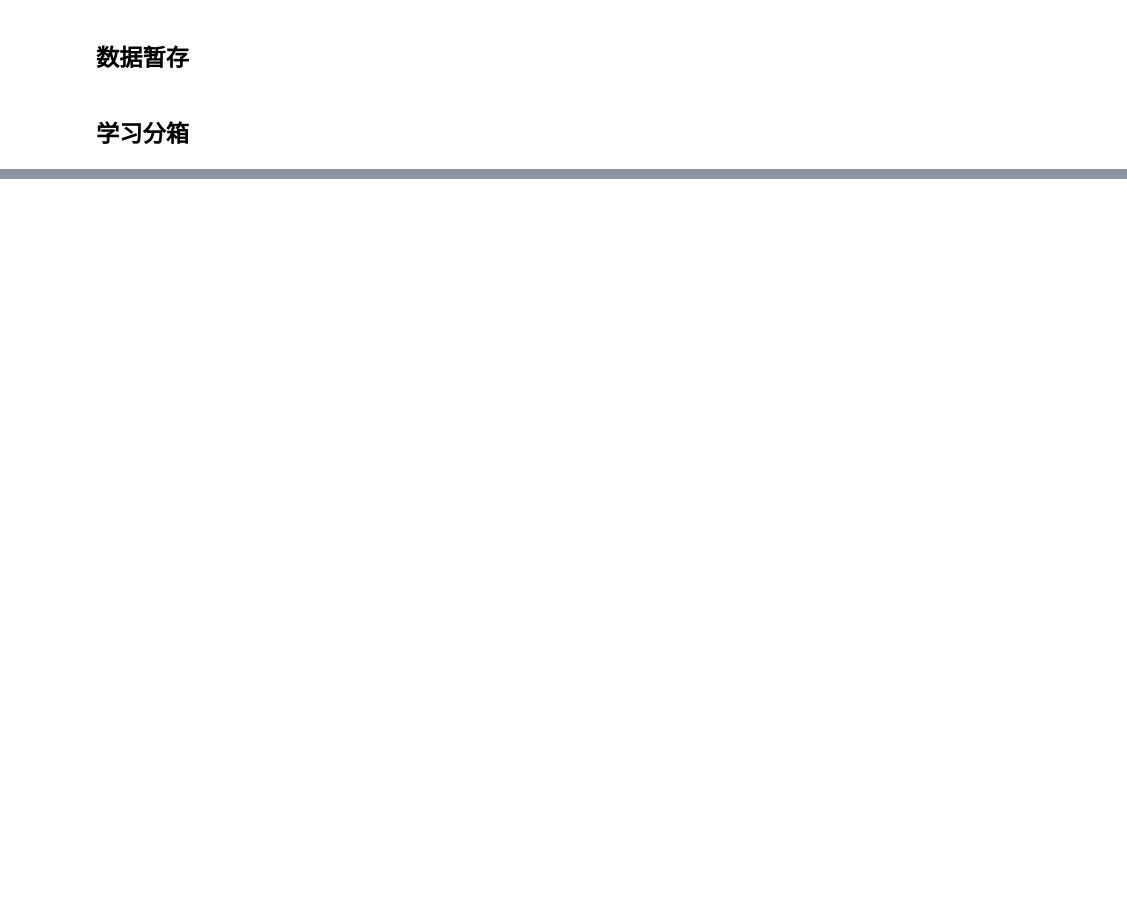
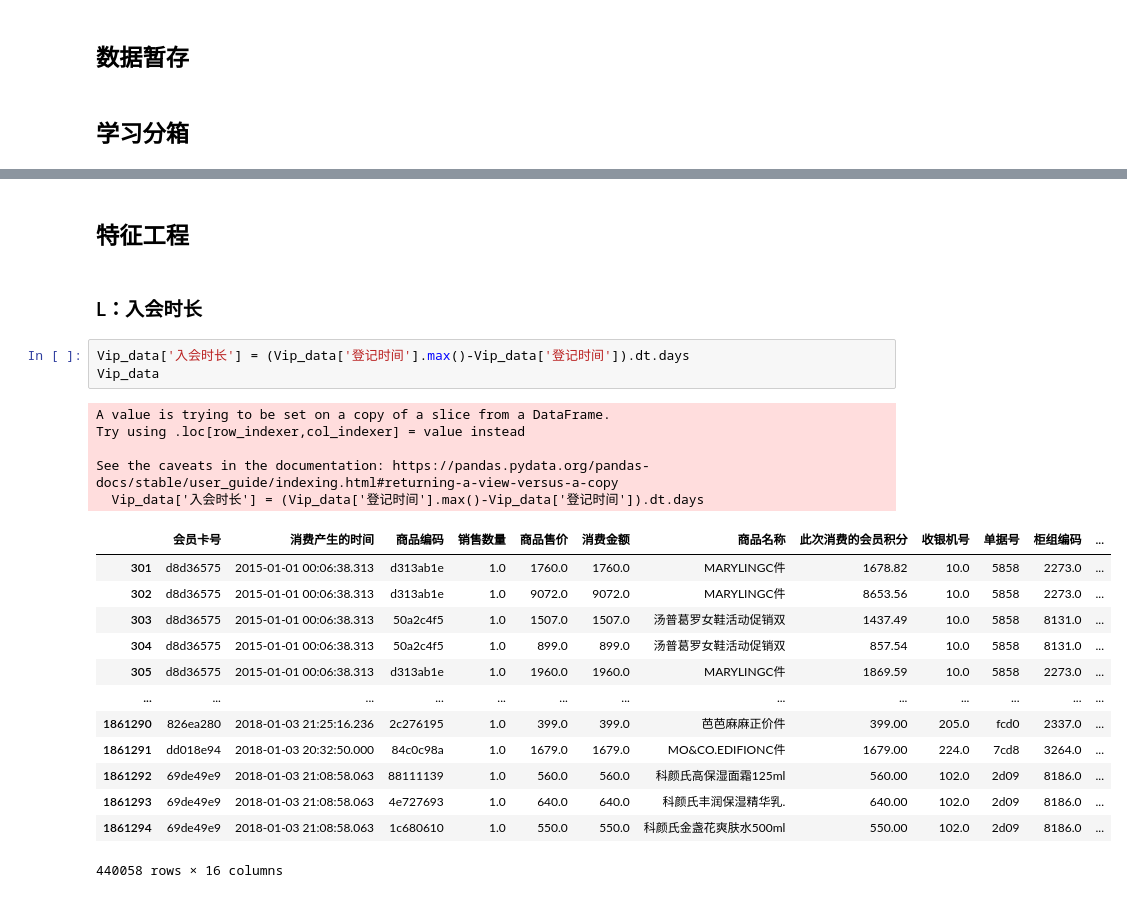
Before and after one commit to kusutori/pythonTest, a Jupyter notebook: 2homework3/test.ipynb, the cells around one changed output, grey strips where cells are left out. Saved outputs shown, nothing was run; the diff lists cells and outputs as text; blank space fills up the shorter version.

```diff
--- a/2homework3/test.ipynb
+++ b/2homework3/test.ipynb
@@ -205,0 +252,26 @@ Timestamp('2023-02-22 00:00:00')
+# %% [markdown]
+## 特征工程
+# %% [markdown]
+### L：入会时长
+# %%
+Vip_data['入会时长'] = (Vip_data['登记时间'].max()-Vip_data['登记时间']).dt.days
+Vip_data
+# %% [output]
+A value is trying to be set on a copy of a slice from a DataFrame.
+Try using .loc[row_indexer,col_indexer] = value instead
+
+See the caveats in the documentation: https://pandas.pydata.org/pandas-docs/stable/user_guide/indexing.html#returning-a-view-versus-a-copy
+  Vip_data['入会时长'] = (Vip_data['登记时间'].max()-Vip_data['登记时间']).dt.days
+|  | 会员卡号 | 消费产生的时间 | 商品编码 | 销售数量 | 商品售价 | 消费金额 | 商品名称 | 此次消费的会员积分 | 收银机号 | 单据号 | 柜组编码 | ... |
+| 301 | d8d36575 | 2015-01-01 00:06:38.313 | d313ab1e | 1.0 | 1760.0 | 1760.0 | MARYLINGC件 | 1678.82 | 10.0 | 5858 | 2273.0 | ... |
+| 302 | d8d36575 | 2015-01-01 00:06:38.313 | d313ab1e | 1.0 | 9072.0 | 9072.0 | MARYLINGC件 | 8653.56 | 10.0 | 5858 | 2273.0 | ... |
+| 303 | d8d36575 | 2015-01-01 00:06:38.313 | 50a2c4f5 | 1.0 | 1507.0 | 1507.0 | 汤普葛罗女鞋活动促销双 | 1437.49 | 10.0 | 5858 | 8131.0 | ... |
+| 304 | d8d36575 | 2015-01-01 00:06:38.313 | 50a2c4f5 | 1.0 | 899.0 | 899.0 | 汤普葛罗女鞋活动促销双 | 857.54 | 10.0 | 5858 | 8131.0 | ... |
+| 305 | d8d36575 | 2015-01-01 00:06:38.313 | d313ab1e | 1.0 | 1960.0 | 1960.0 | MARYLINGC件 | 1869.59 | 10.0 | 5858 | 2273.0 | ... |
+| ... | ... | ... | ... | ... | ... | ... | ... | ... | ... | ... | ... | ... |
+| 1861290 | 826ea280 | 2018-01-03 21:25:16.236 | 2c276195 | 1.0 | 399.0 | 399.0 | 芭芭麻麻正价件 | 399.00 | 205.0 | fcd0 | 2337.0 | ... |
+| 1861291 | dd018e94 | 2018-01-03 20:32:50.000 | 84c0c98a | 1.0 | 1679.0 | 1679.0 | MO&CO.EDIFIONC件 | 1679.00 | 224.0 | 7cd8 | 3264.0 | ... |
+| 1861292 | 69de49e9 | 2018-01-03 21:08:58.063 | 88111139 | 1.0 | 560.0 | 560.0 | 科颜氏高保湿面霜125ml | 560.00 | 102.0 | 2d09 | 8186.0 | ... |
+| 1861293 | 69de49e9 | 2018-01-03 21:08:58.063 | 4e727693 | 1.0 | 640.0 | 640.0 | 科颜氏丰润保湿精华乳. | 640.00 | 102.0 | 2d09 | 8186.0 | ... |
+| 1861294 | 69de49e9 | 2018-01-03 21:08:58.063 | 1c680610 | 1.0 | 550.0 | 550.0 | 科颜氏金盏花爽肤水500ml | 550.00 | 102.0 | 2d09 | 8186.0 | ... |
+440058 rows × 16 columns
```
Also changed, not shown: parts of 21 cells of this notebook.
